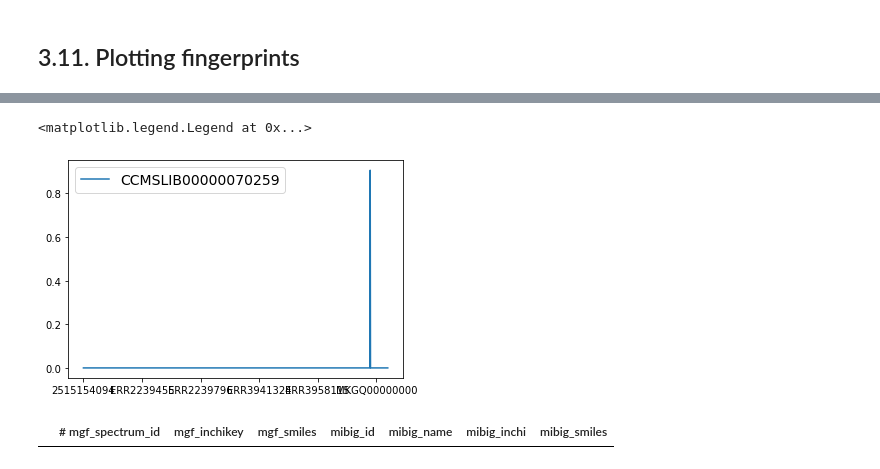
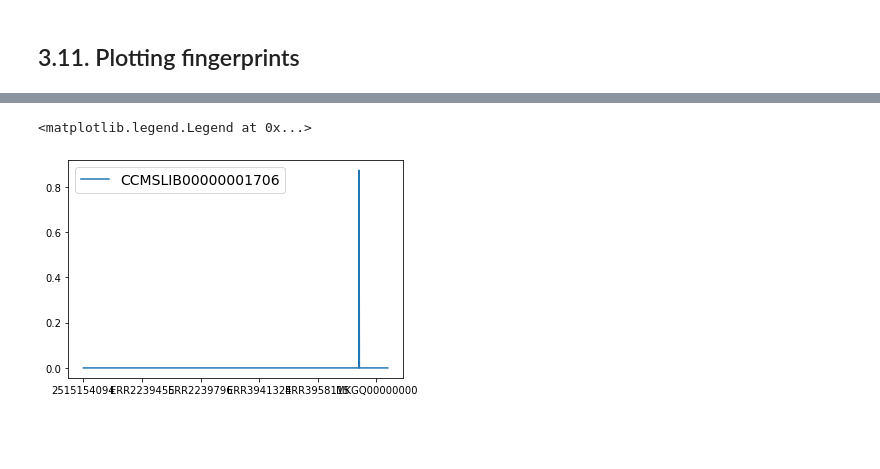
Before and after one commit to tiagolbiotech/NPOmix, a Jupyter notebook: notebook3_main-round5-210725.ipynb, the cells around one changed output, grey strips where cells are left out. Saved outputs shown, nothing was run; the diff lists cells and outputs as text; code cells hidden in the pictures; blank space fills up the shorter version.

```diff
--- a/notebook3_main-round5-210725.ipynb
+++ b/notebook3_main-round5-210725.ipynb
@@ -730,11 +729,7 @@ NameError: name 'training_df' is not defined
 # %%
-mf_subset1 = testing_df.loc['CCMSLIB00000070259'].T
+mf_subset1 = testing_df.loc['CCMSLIB00000001706'].T
 
 mf_subset1.plot().legend(loc=2, prop={'size': 14})
 # %% [output]
 <matplotlib.legend.Legend at 0x...>
-[figure, old version]
+[figure, new version]
-# %%
-mibig_gnps_df[mibig_gnps_df['# mgf_spectrum_id'] == 'CCMSLIB00000001706']
-# %% [output]
-|  | # mgf_spectrum_id | mgf_inchikey | mgf_smiles | mibig_id | mibig_name | mibig_inchi | mibig_smiles |
```
Also changed, not shown: parts of 4 cells of this notebook.
